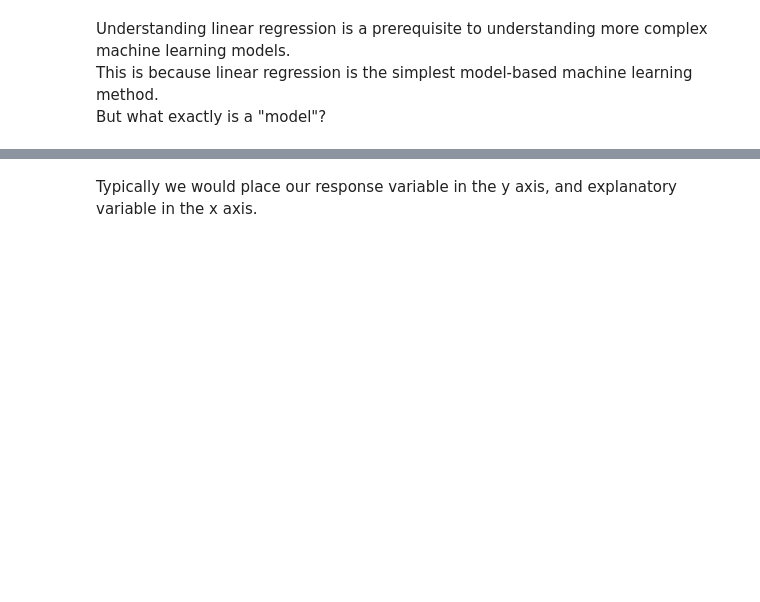
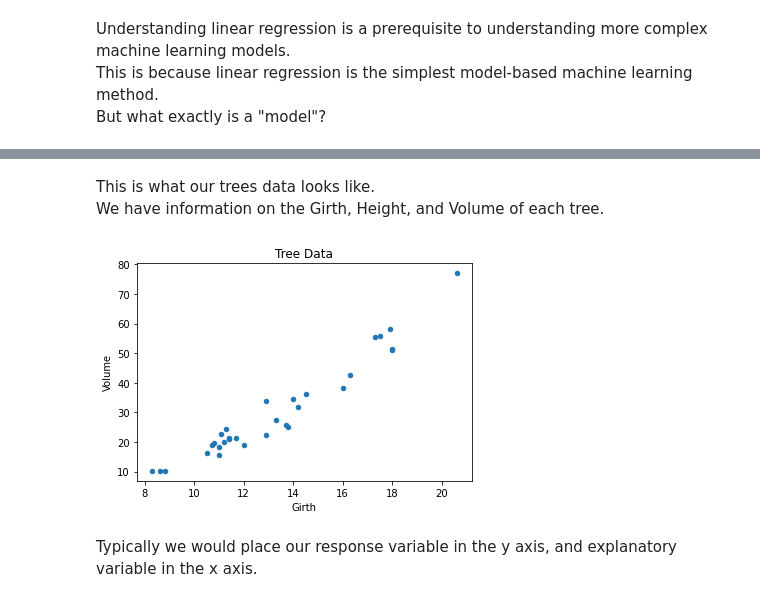
Before and after one commit to oyavuzjr/Linear-Regression, a Jupyter notebook: Linear-Regression-1.ipynb, the cells around one changed output, grey strips where cells are left out. Cells and saved outputs as stored; diff of their text form; code cells hidden in the pictures; blank space fills up the shorter version.

Commit message:
added matplotlib

```diff
--- a/Linear-Regression-1.ipynb
+++ b/Linear-Regression-1.ipynb
@@ -24,0 +23,7 @@ We often use one or more **explanatory variables** in order to study their relat
+# %%
+import matplotlib.pyplot as plt
+import pandas as pd
+%matplotlib inline
+trees=pd.read_csv("trees.csv")
+trees.index=trees.index.map(lambda x:"Tree "+str(x+1))
+trees.head()
@@ -25,3 +37,12 @@ We often use one or more **explanatory variables** in order to study their relat
+# %% [markdown]
+This is what our trees data looks like.
+We have information on the Girth, Height, and Volume of each tree.
+# %%
+trees.plot.scatter(x="Girth",y="Volume")
+plt.title("Tree Data")
+plt.show()
+# %% [output]
+[figure, added]
 # %% [markdown]
 Typically we would place our response variable in the y axis, and explanatory variable in the x axis.
 # %% [markdown]
```
Also changed, not shown: parts of 5 cells of this notebook.
